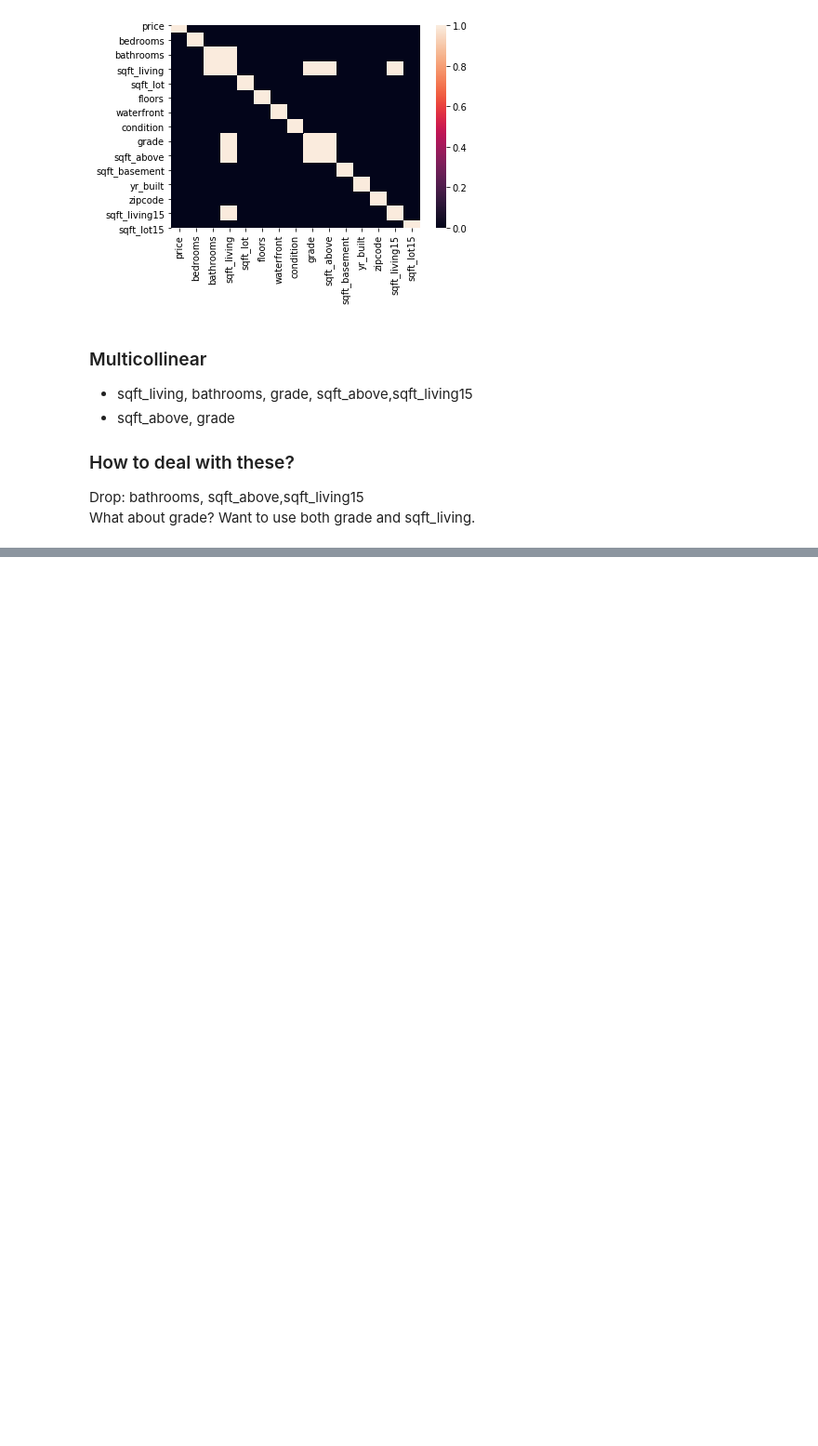
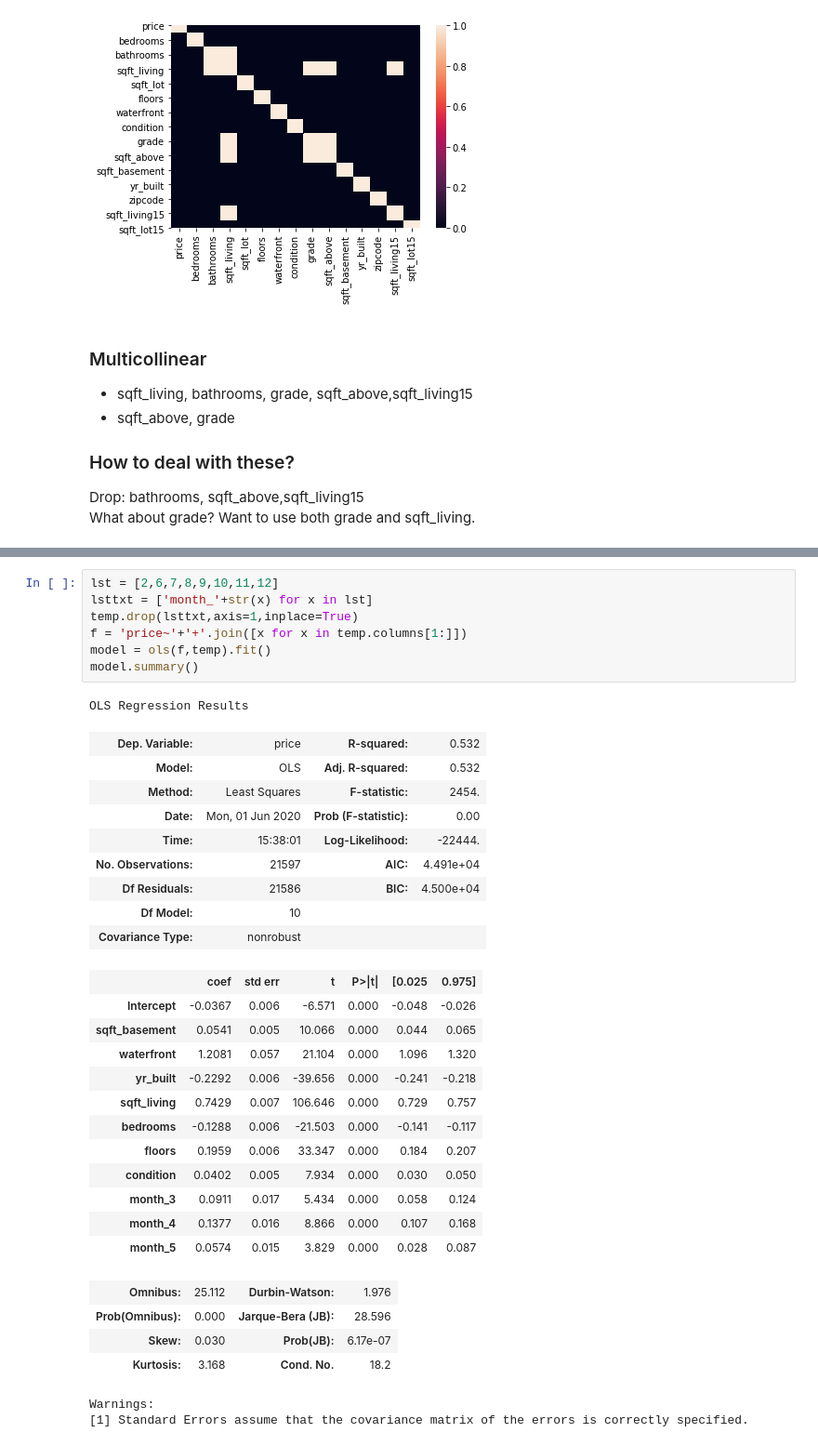
Before and after one commit to anbillinger/dsc-mod-2-project-v2-1-onl01-dtsc-ft-041320, a Jupyter notebook: student.ipynb, the cells around one changed output, grey strips where cells are left out. Shown at 93% size. Saved outputs shown, nothing was run; the diff lists cells and outputs as text; blank space fills up the shorter version.

```diff
--- a/student.ipynb
+++ b/student.ipynb
@@ -167,0 +131,36 @@ dtype: float64
+# %%
+lst = [2,6,7,8,9,10,11,12]
+lsttxt = ['month_'+str(x) for x in lst]
+temp.drop(lsttxt,axis=1,inplace=True)
+f = 'price~'+'+'.join([x for x in temp.columns[1:]])
+model = ols(f,temp).fit()
+model.summary()
+# %% [output]
+OLS Regression Results
+| Dep. Variable: | price | R-squared: | 0.532 |
+| Model: | OLS | Adj. R-squared: | 0.532 |
+| Method: | Least Squares | F-statistic: | 2454. |
+| Date: | Mon, 01 Jun 2020 | Prob (F-statistic): | 0.00 |
+| Time: | 15:38:01 | Log-Likelihood: | -22444. |
+| No. Observations: | 21597 | AIC: | 4.491e+04 |
+| Df Residuals: | 21586 | BIC: | 4.500e+04 |
+| Df Model: | 10 |  |  |
+| Covariance Type: | nonrobust |  |  |
+|  | coef | std err | t | P>|t| | [0.025 | 0.975] |
+| Intercept | -0.0367 | 0.006 | -6.571 | 0.000 | -0.048 | -0.026 |
+| sqft_basement | 0.0541 | 0.005 | 10.066 | 0.000 | 0.044 | 0.065 |
+| waterfront | 1.2081 | 0.057 | 21.104 | 0.000 | 1.096 | 1.320 |
+| yr_built | -0.2292 | 0.006 | -39.656 | 0.000 | -0.241 | -0.218 |
+| sqft_living | 0.7429 | 0.007 | 106.646 | 0.000 | 0.729 | 0.757 |
+| bedrooms | -0.1288 | 0.006 | -21.503 | 0.000 | -0.141 | -0.117 |
+| floors | 0.1959 | 0.006 | 33.347 | 0.000 | 0.184 | 0.207 |
+| condition | 0.0402 | 0.005 | 7.934 | 0.000 | 0.030 | 0.050 |
+| month_3 | 0.0911 | 0.017 | 5.434 | 0.000 | 0.058 | 0.124 |
+| month_4 | 0.1377 | 0.016 | 8.866 | 0.000 | 0.107 | 0.168 |
+| month_5 | 0.0574 | 0.015 | 3.829 | 0.000 | 0.028 | 0.087 |
+| Omnibus: | 25.112 | Durbin-Watson: | 1.976 |
+| Prob(Omnibus): | 0.000 | Jarque-Bera (JB): | 28.596 |
+| Skew: | 0.030 | Prob(JB): | 6.17e-07 |
+| Kurtosis: | 3.168 | Cond. No. | 18.2 |
+Warnings:
+[1] Standard Errors assume that the covariance matrix of the errors is correctly specified.
```
Also changed, not shown: parts of 15 cells of this notebook.
